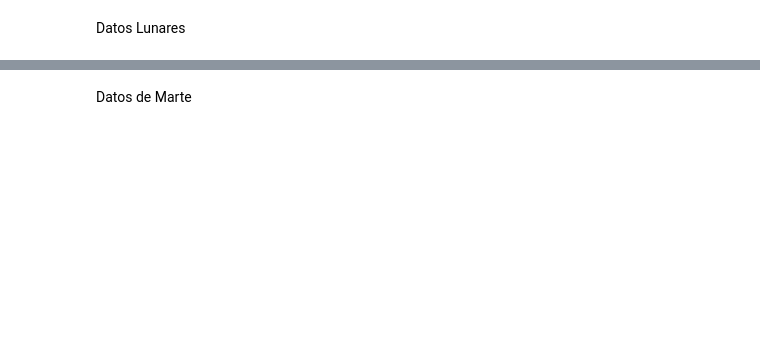
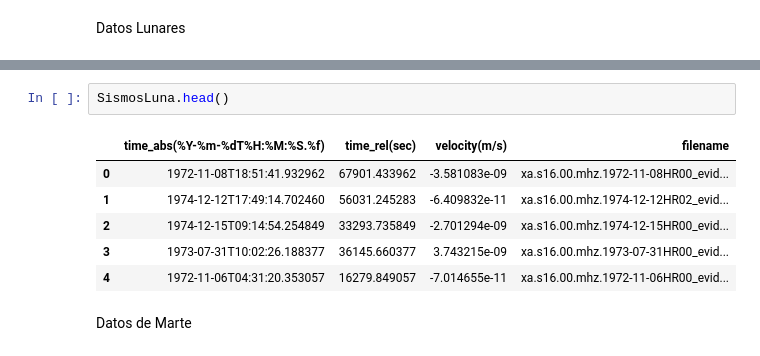
Before and after one commit to ManuLasker/the-outlier-society-spaceapps, a Jupyter notebook: Detección sismos de prueba.ipynb, the cells around one changed output, grey strips where cells are left out. Saved outputs shown, nothing was run; the diff lists cells and outputs as text; blank space fills up the shorter version.

```diff
--- a/Detección sismos de prueba.ipynb
+++ b/Detección sismos de prueba.ipynb
@@ -155,3 +218,12 @@ Archivo guardado en: output/data_rango_sismo/DataRangoSismo_S16_GradeB_xa.s16.00
+# %%
+SismosLuna.head()
+# %% [output]
+|  | time_abs(%Y-%m-%dT%H:%M:%S.%f) | time_rel(sec) | velocity(m/s) | filename |
+| 0 | 1972-11-08T18:51:41.932962 | 67901.433962 | -3.581083e-09 | xa.s16.00.mhz.1972-11-08HR00_evid... |
+| 1 | 1974-12-12T17:49:14.702460 | 56031.245283 | -6.409832e-11 | xa.s16.00.mhz.1974-12-12HR02_evid... |
+| 2 | 1974-12-15T09:14:54.254849 | 33293.735849 | -2.701294e-09 | xa.s16.00.mhz.1974-12-15HR00_evid... |
+| 3 | 1973-07-31T10:02:26.188377 | 36145.660377 | 3.743215e-09 | xa.s16.00.mhz.1973-07-31HR00_evid... |
+| 4 | 1972-11-06T04:31:20.353057 | 16279.849057 | -7.014655e-11 | xa.s16.00.mhz.1972-11-06HR00_evid... |
 # %% [markdown]
 Datos de Marte
 # %%
```
Also changed, not shown: parts of 4 cells of this notebook, 5 other files.
